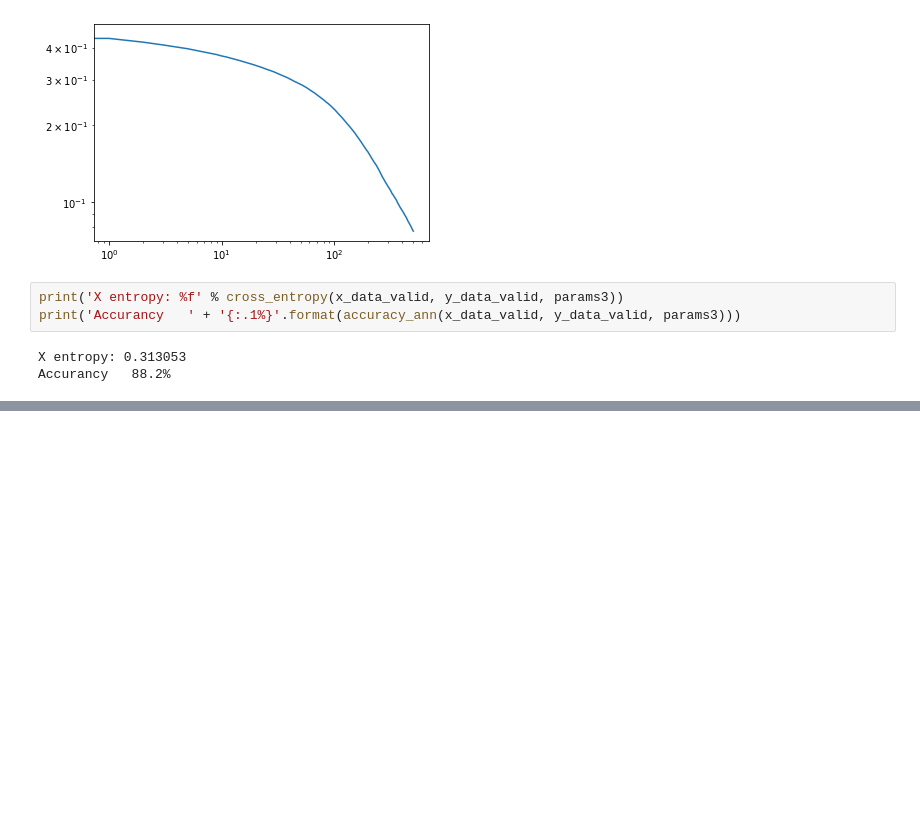
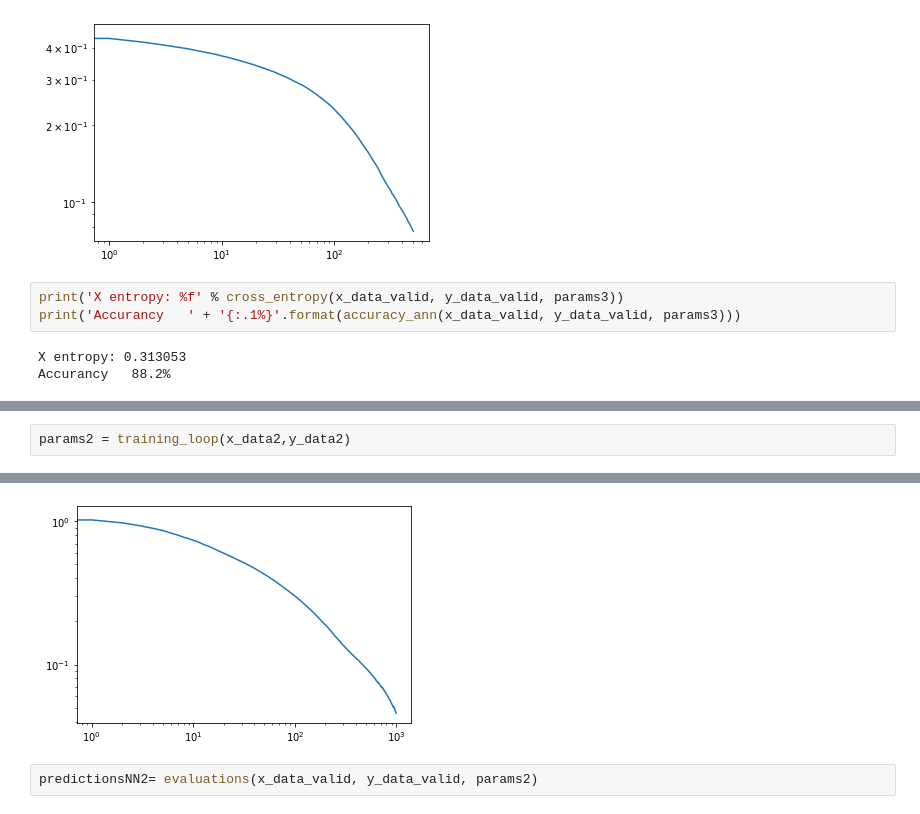
Before and after one commit to MargheritaMusumeci/Credit-card-fraud-detection, a Jupyter notebook: CCFD.ipynb, the cells around one changed output, grey strips where cells are left out. Cells and saved outputs as stored; diff of their text form; blank space fills up the shorter version.

Commit message:
Added NN evaluations

```diff
--- a/CCFD.ipynb
+++ b/CCFD.ipynb
@@ -1826,0 +2050,3 @@ Accurancy   88.2%
+# %%
+params2 = training_loop(x_data2,y_data2)
+# %% [output]
@@ -1826,0 +2054,3 @@ Accurancy   88.2%
+[figure, added]
+# %%
+predictionsNN2= evaluations(x_data_valid, y_data_valid, params2)
```
Also changed, not shown: parts of 35 cells of this notebook.
